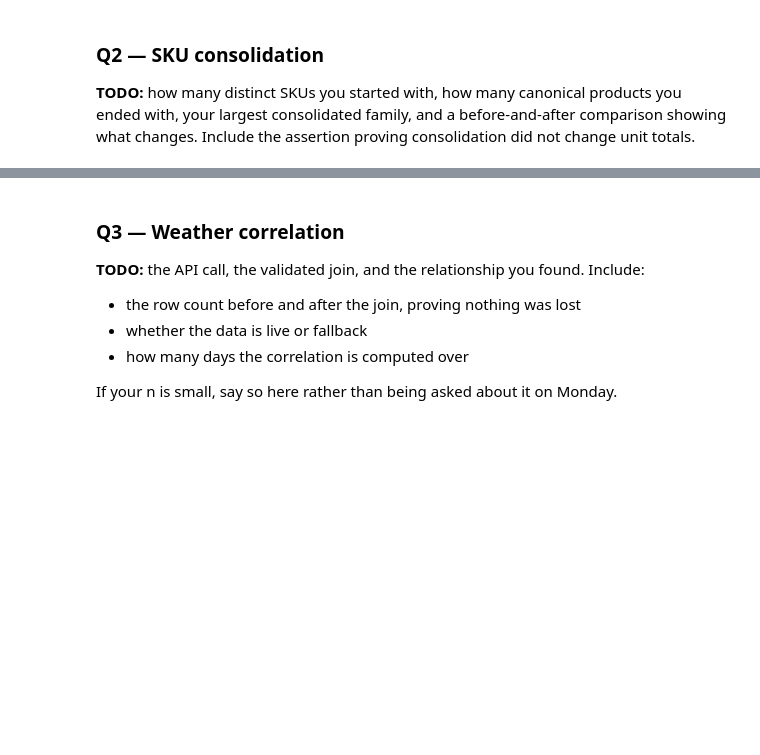
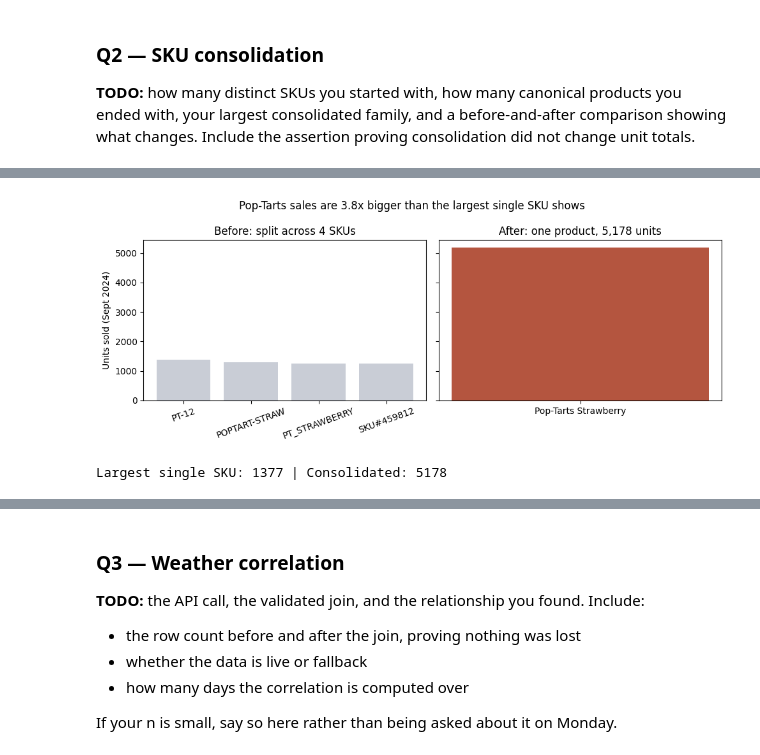
Before and after one commit to Angela-Benedict/ds2002-fa26, a Jupyter notebook: notebooks/walmart-hurricane-project/2026-10-30 — Midterm Progress — Lab.ipynb, the cells around one changed output, grey strips where cells are left out. Drawn from its saved outputs; the diff is of its cells as text; code cells hidden in the pictures; blank space fills up the shorter version.

```diff
--- a/notebooks/walmart-hurricane-project/2026-10-30 — Midterm Progress — Lab.ipynb
+++ b/notebooks/walmart-hurricane-project/2026-10-30 — Midterm Progress — Lab.ipynb
@@ -338,0 +238,22 @@ Consolidation preserved all original SKUs and rows.
+# %%
+import matplotlib.pyplot as plt
+
+pop = sales[sales["product_canonical"] == largest]
+before = pop.groupby("sku")["quantity"].sum().sort_values(ascending=False)
+after = before.sum()
+
+fig, axes = plt.subplots(1, 2, figsize=(10, 4), sharey=True)
+axes[0].bar(before.index, before.values, color="#c9cdd6")
+axes[0].set_title("Before: split across 4 SKUs")
+axes[0].set_ylabel("Units sold (Sept 2024)")
+axes[0].tick_params(axis="x", rotation=20)
+axes[1].bar([largest], [after], color="#b4553f")
+axes[1].set_title(f"After: one product, {after:,.0f} units")
+fig.suptitle(f"Pop-Tarts sales are {after / before.max():.1f}x bigger than the largest single SKU shows")
+plt.tight_layout()
+plt.show()
+
+print("Largest single SKU:", before.max(), "| Consolidated:", after)
+# %% [output]
+[figure, added]
+Largest single SKU: 1377 | Consolidated: 5178
```
Also changed, not shown: parts of 5 cells of this notebook.
